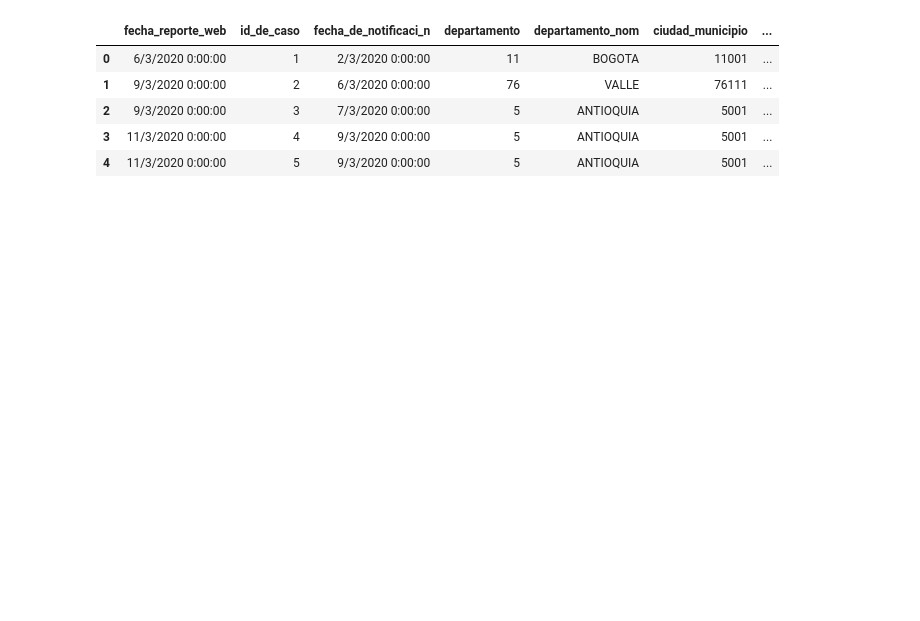
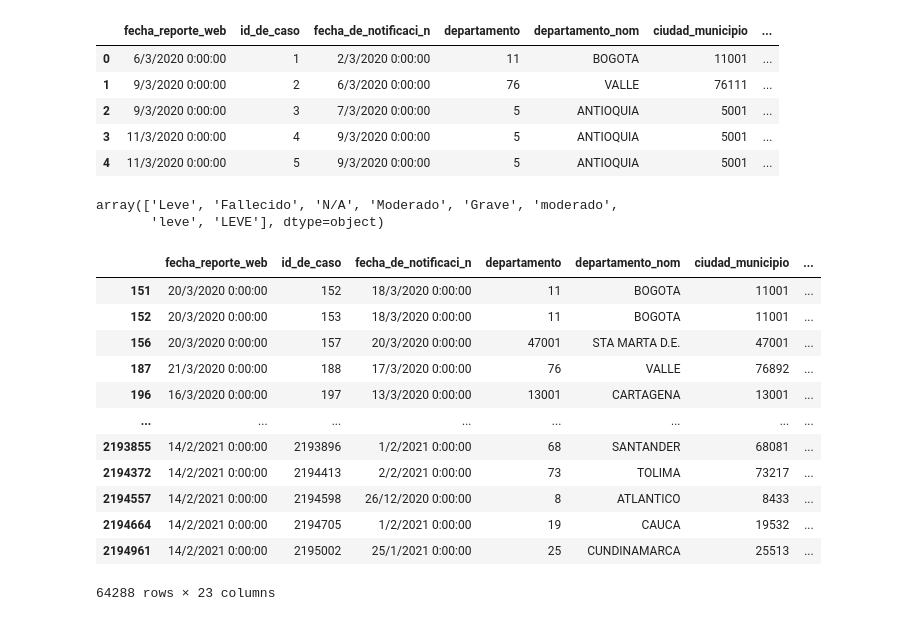
Before and after one commit to tesis-SP-SQ/Tesis, a Jupyter notebook: pre_procesamiento.ipynb, the cells around one changed output. Drawn from its saved outputs; the diff is of its cells as text; code cells hidden in the pictures; blank space fills up the shorter version.

Commit message:
Nueva version comparando con el otro dataset

```diff
--- a/pre_procesamiento.ipynb
+++ b/pre_procesamiento.ipynb
@@ -21,8 +45,13 @@ client = Socrata("www.datos.gov.co", None)
 
 # First 2000 results, returned as JSON from API / converted to Python list of
 # dictionaries by sodapy.
-results = client.get("gt2j-8ykr",limit=2100000)
+results = client.get("gt2j-8ykr",limit=2200000)
 
 # Convert to pandas DataFrame
 results_df = pd.DataFrame.from_records(results)
+
+################################################################################
+
+url = "https://opendata.arcgis.com/datasets/782122624f364fbdbd7e287b96c4a358_6.geojson"
+df = geopandas.read_file(url)
 # %% [output]
@@ -42,4 +64,0 @@ import numpy as np
-# %%
-print(pd.isnull(results_df["fecha_diagnostico"]).values.ravel().sum())#Cuantos NA hay en la columna de fecha de diagnóstico
-
-results_df["fecha_diagnostico"]=results_df["fecha_diagnostico"].fillna(method="ffill")#rellenar con el ultimo valor diferente de NAN
@@ -48,7 +64,0 @@ results_df["fecha_diagnostico"]=results_df["fecha_diagnostico"].fillna(method="f
-# %%
-results_df["muerte/recuperacion"]=results_df["fecha_recuperado"] #Creando una columna Muertos/Recuperados donde se pone la fecha de recuperado o en su defecto la de muerte
-results_df["muerte/recuperacion"].fillna(results_df["fecha_muerte"], inplace=True) #Rellenar valores faltantes con las fechas de fallecimientos
-results_df["muerte/recuperacion"]=results_df["muerte/recuperacion"].fillna(method="ffill")#rellenar con el ultimo valor diferente de NAN
-# %%
-results_df["Fecha_diag_date_fmat"]=[datetime.datetime.strptime(str(x),"%d/%m/%Y %H:%M:%S") for x in results_df["fecha_diagnostico"]]#Creando una nueva columna formato datetime
-results_df["Fecha_M/R_date_fmat"]=[datetime.datetime.strptime(str(x),"%d/%m/%Y %H:%M:%S") for x in results_df["muerte/recuperacion"]]#Creando una nueva columna formato datetime
@@ -75,0 +74,21 @@ def ta_todo(f):
+# %%
+results_df["estado"].unique()
+# %% [output]
+array(['Leve', 'Fallecido', 'N/A', 'Moderado', 'Grave', 'moderado',
+       'leve', 'LEVE'], dtype=object)
+# %%
+results_df[pd.isnull(results_df["tipo_recuperacion"]) & pd.notnull(results_df["fecha_muerte"])]
+# %% [output]
+|  | fecha_reporte_web | id_de_caso | fecha_de_notificaci_n | departamento | departamento_nom | ciudad_municipio | ... |
+| 151 | 20/3/2020 0:00:00 | 152 | 18/3/2020 0:00:00 | 11 | BOGOTA | 11001 | ... |
+| 152 | 20/3/2020 0:00:00 | 153 | 18/3/2020 0:00:00 | 11 | BOGOTA | 11001 | ... |
+| 156 | 20/3/2020 0:00:00 | 157 | 20/3/2020 0:00:00 | 47001 | STA MARTA D.E. | 47001 | ... |
+| 187 | 21/3/2020 0:00:00 | 188 | 17/3/2020 0:00:00 | 76 | VALLE | 76892 | ... |
+| 196 | 16/3/2020 0:00:00 | 197 | 13/3/2020 0:00:00 | 13001 | CARTAGENA | 13001 | ... |
+| ... | ... | ... | ... | ... | ... | ... | ... |
+| 2193855 | 14/2/2021 0:00:00 | 2193896 | 1/2/2021 0:00:00 | 68 | SANTANDER | 68081 | ... |
+| 2194372 | 14/2/2021 0:00:00 | 2194413 | 2/2/2021 0:00:00 | 73 | TOLIMA | 73217 | ... |
+| 2194557 | 14/2/2021 0:00:00 | 2194598 | 26/12/2020 0:00:00 | 8 | ATLANTICO | 8433 | ... |
+| 2194664 | 14/2/2021 0:00:00 | 2194705 | 1/2/2021 0:00:00 | 19 | CAUCA | 19532 | ... |
+| 2194961 | 14/2/2021 0:00:00 | 2195002 | 25/1/2021 0:00:00 | 25 | CUNDINAMARCA | 25513 | ... |
+64288 rows × 23 columns
```
Also changed, not shown: parts of 50 cells of this notebook.
